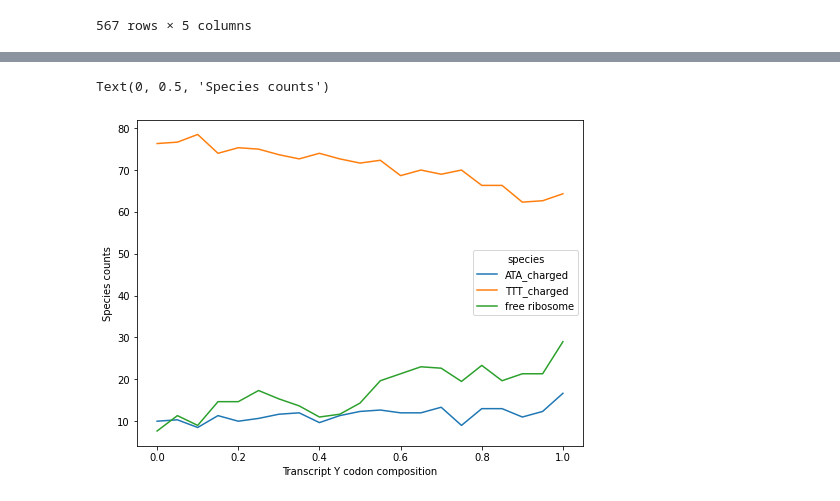
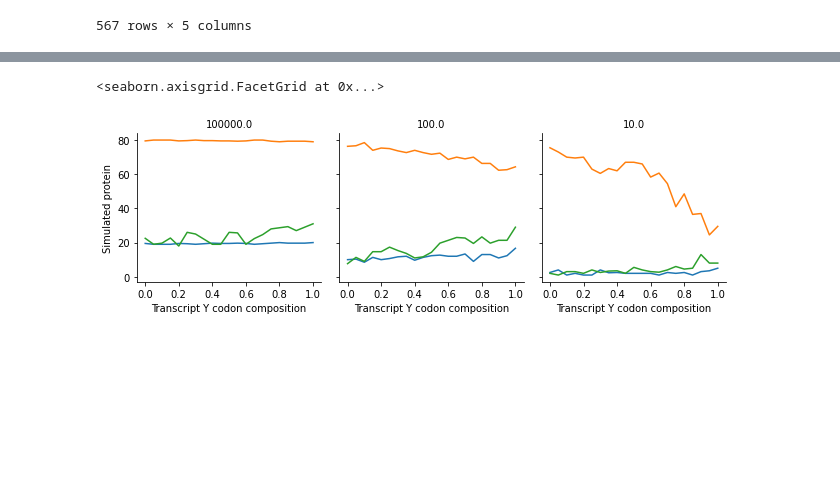
Before and after one commit to alexismhill3/tRNA-dynamics, a Jupyter notebook: notebooks/august-1-2022.ipynb, the cells around one changed output, grey strips where cells are left out. Cells and saved outputs as stored; diff of their text form; code cells hidden in the pictures; blank space fills up the shorter version.

```diff
--- a/notebooks/august-1-2022.ipynb
+++ b/notebooks/august-1-2022.ipynb
@@ -175,6 +178,6 @@ df_protein
 # %%
-rcParams['figure.figsize'] = [8, 6]
-sns.lineplot(data=df_protein, x="codon_comp", y="protein", hue="species")
-plt.xlabel("Transcript Y codon composition")
-plt.ylabel("Simulated protein")
+g = sns.FacetGrid(df_protein, col="tRNA_charging_rate", col_wrap=3, sharey=True)
+g.map_dataframe(sns.lineplot, "codon_comp", "protein", hue="species")
+g.set_titles("{col_name}")
+g.set_axis_labels("Transcript Y codon composition", "Simulated protein")
 # %% [output]
@@ -183,10 +186,10 @@ Text(0, 0.5, 'Simulated protein')
 # %%
 df_species = df_master[(df_master.species == "free ribosome") | (df_master.species == "TTT_charged") | (df_master.species == "ATA_charged")]
-df_species = df_species[(df_species.tRNA_charging_rate == "100.0")]
-rcParams['figure.figsize'] = [8, 6]
-sns.lineplot(data=df_species, x="codon_comp", y="protein", hue="species")
-plt.xlabel("Transcript Y codon composition")
-plt.ylabel("Species counts")
+
+g = sns.FacetGrid(df_species, col="tRNA_charging_rate", col_wrap=3, sharey=True)
+g.map_dataframe(sns.lineplot, "codon_comp", "protein", hue="species")
+g.set_titles("{col_name}")
+g.set_axis_labels("Transcript Y codon composition", "Simulated protein")
 # %% [output]
-Text(0, 0.5, 'Species counts')
+<seaborn.axisgrid.FacetGrid at 0x...>
-[figure, old version]
+[figure, new version]
```
Also changed, not shown: parts of 3 cells of this notebook.
